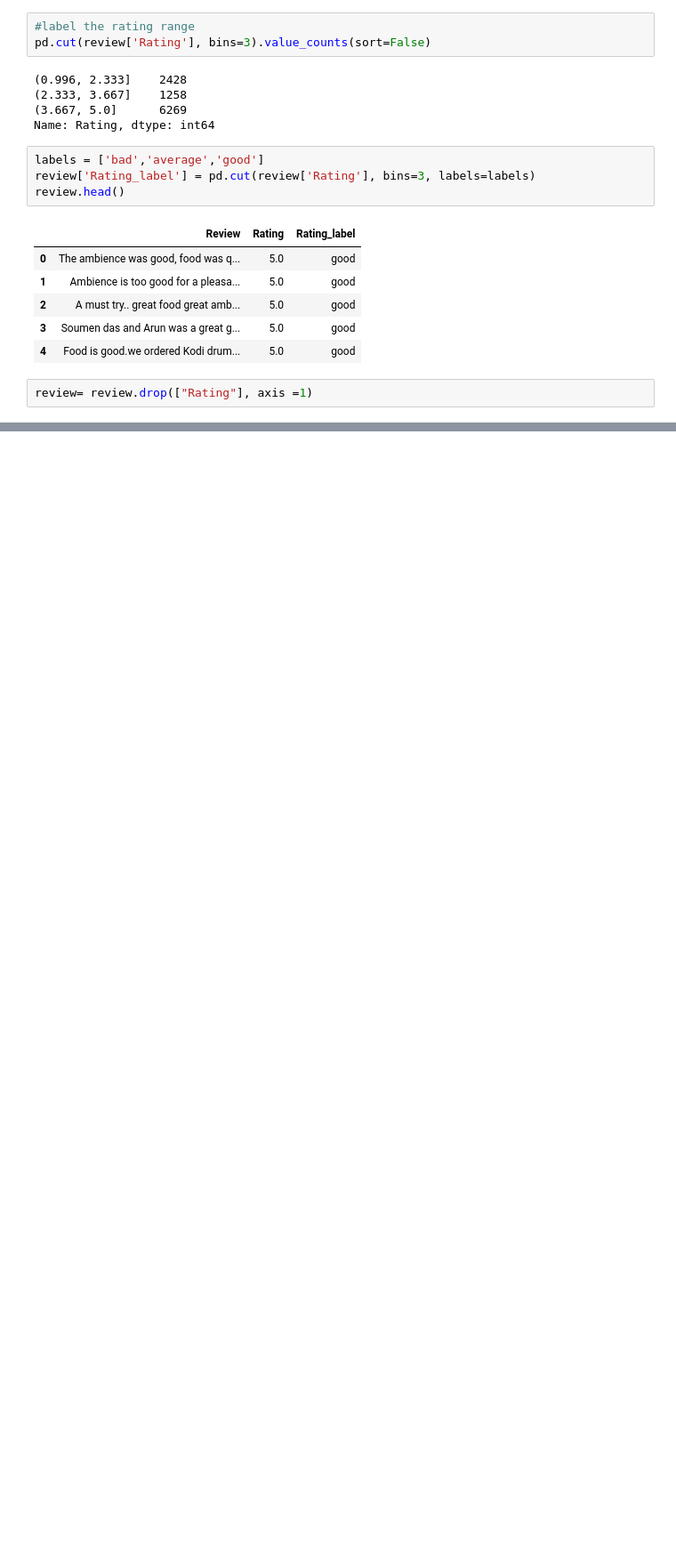
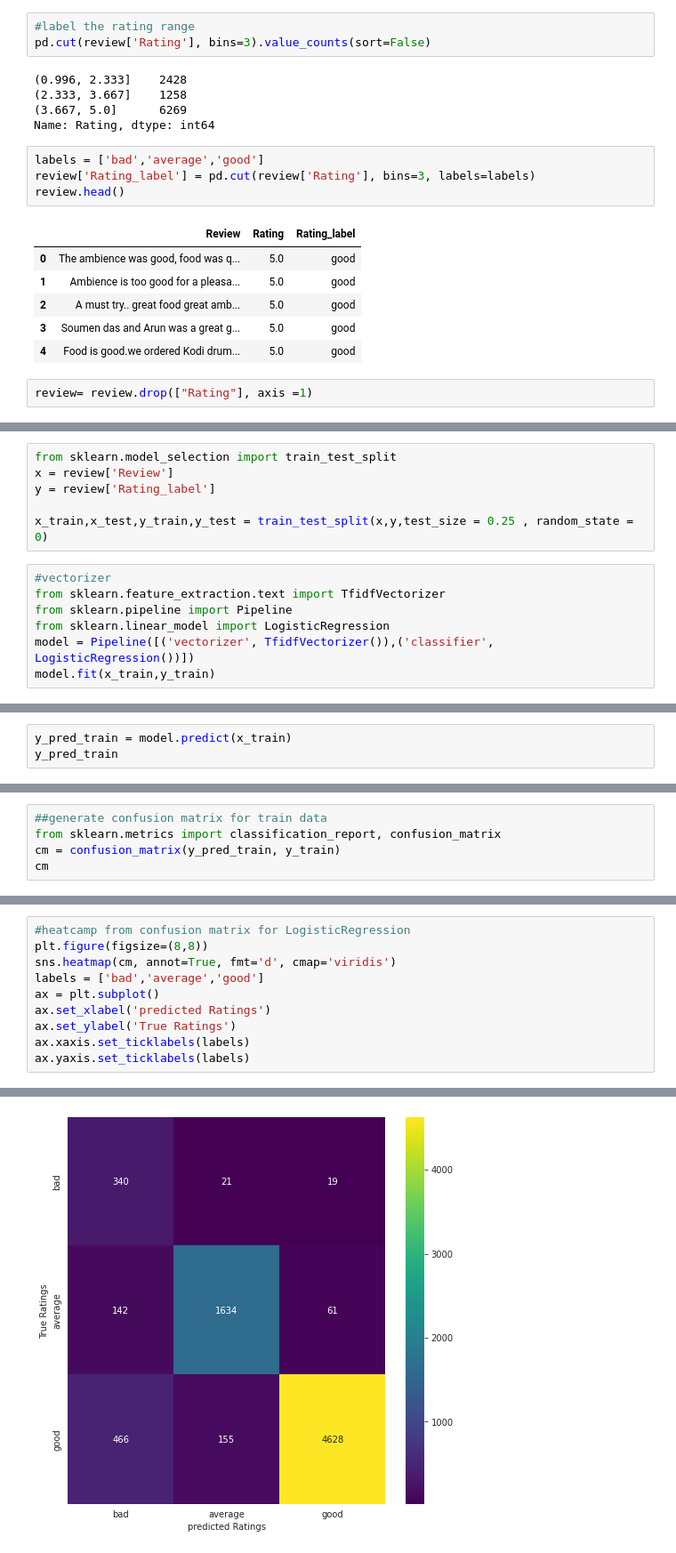
Before and after one commit to bharath967/ZOMATO-RESTAURANT-CLUSTERING-AND-SENTIMENT-ANALYSIS, a Jupyter notebook: ZOMATO_RESTAURANT_CLUSTERING_AND_SENTIMENT_ANALYSIS.ipynb, the cells around one changed output, grey strips where cells are left out. Shown at 89% size. Saved outputs shown, nothing was run; the diff lists cells and outputs as text; blank space fills up the shorter version.

```diff
--- a/ZOMATO_RESTAURANT_CLUSTERING_AND_SENTIMENT_ANALYSIS.ipynb
+++ b/ZOMATO_RESTAURANT_CLUSTERING_AND_SENTIMENT_ANALYSIS.ipynb
@@ -1037,0 +1151,13 @@ review= review.drop(["Rating"], axis =1)
+# %%
+from sklearn.model_selection import train_test_split
+x = review['Review']
+y = review['Rating_label']
+
+x_train,x_test,y_train,y_test = train_test_split(x,y,test_size = 0.25 , random_state = 0)
+# %%
+#vectorizer
+from sklearn.feature_extraction.text import TfidfVectorizer
+from sklearn.pipeline import Pipeline
+from sklearn.linear_model import LogisticRegression
+model = Pipeline([('vectorizer', TfidfVectorizer()),('classifier', LogisticRegression())])
+model.fit(x_train,y_train)
@@ -1037,0 +1167,3 @@ review= review.drop(["Rating"], axis =1)
+# %%
+y_pred_train = model.predict(x_train)
+y_pred_train
@@ -1037,0 +1178,5 @@ review= review.drop(["Rating"], axis =1)
+# %%
+##generate confusion matrix for train data
+from sklearn.metrics import classification_report, confusion_matrix
+cm = confusion_matrix(y_pred_train, y_train)
+cm
@@ -1037,0 +1187,11 @@ review= review.drop(["Rating"], axis =1)
+# %%
+#heatcamp from confusion matrix for LogisticRegression
+plt.figure(figsize=(8,8))
+sns.heatmap(cm, annot=True, fmt='d', cmap='viridis')
+labels = ['bad','average','good']
+ax = plt.subplot()
+ax.set_xlabel('predicted Ratings')
+ax.set_ylabel('True Ratings')
+ax.xaxis.set_ticklabels(labels)
+ax.yaxis.set_ticklabels(labels)
+# %% [output]
@@ -1037,0 +1199 @@ review= review.drop(["Rating"], axis =1)
+[figure, added]
```
Also changed, not shown: parts of 26 cells of this notebook.
